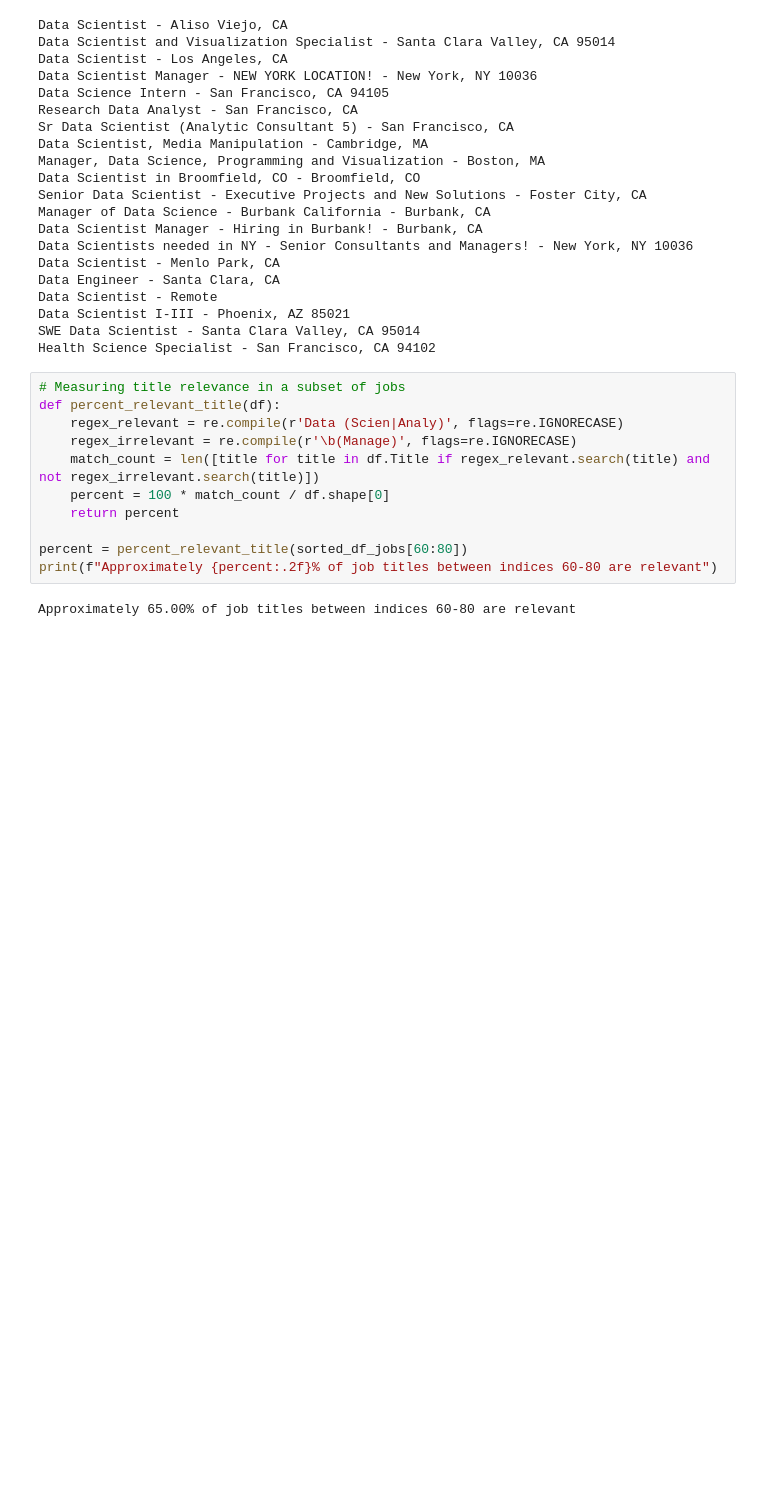
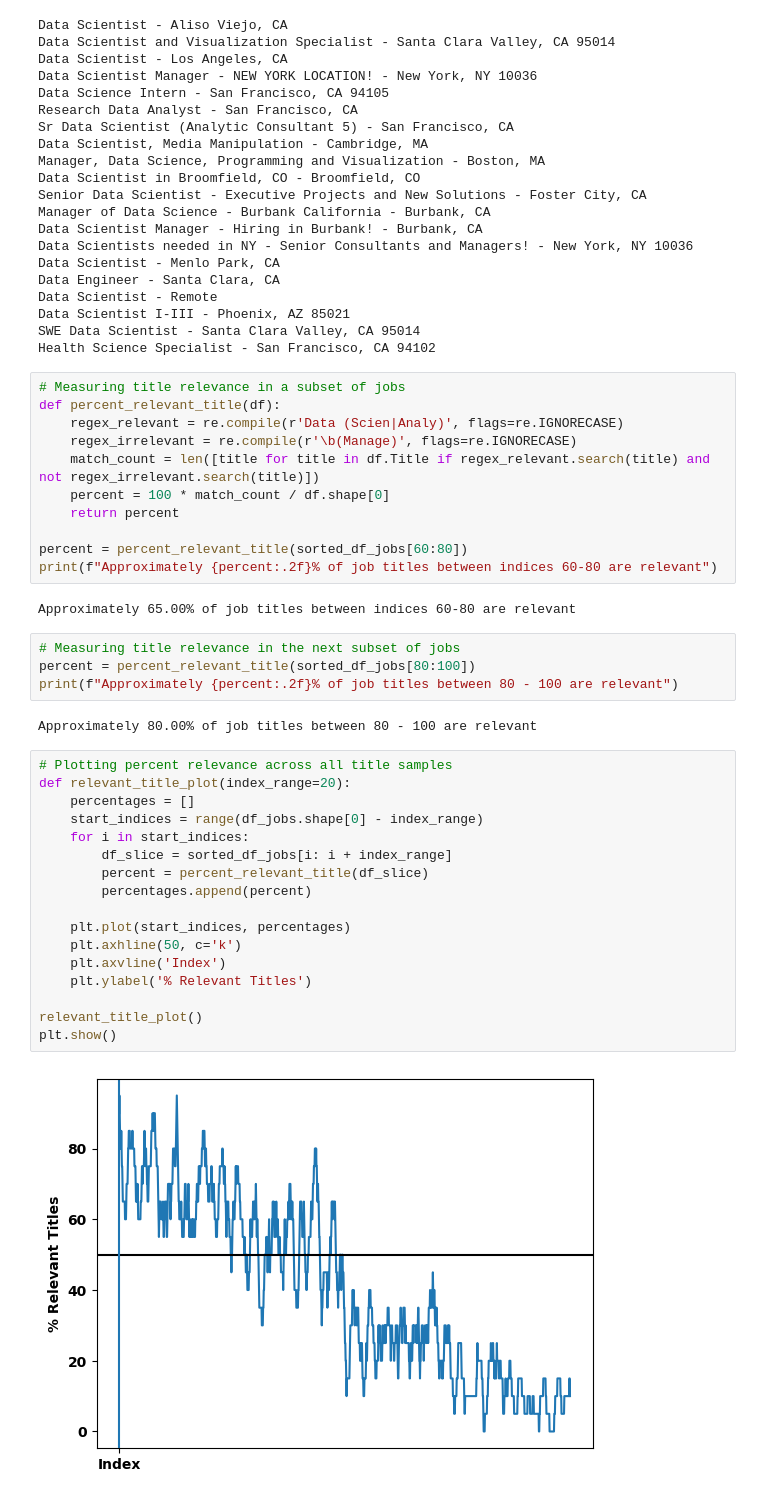
Before and after one commit to IanSinColorado/DataScienceBootcamp, a Jupyter notebook: Chapter17.CaseStudy4.ipynb, the cells around one changed output. Drawn from its saved outputs; the diff is of its cells as text; blank space fills up the shorter version.

```diff
--- a/Chapter17.CaseStudy4.ipynb
+++ b/Chapter17.CaseStudy4.ipynb
@@ -357,3 +360,28 @@ percent = percent_relevant_title(sorted_df_jobs[60:80])
 print(f"Approximately {percent:.2f}% of job titles between indices 60-80 are relevant")
 # %% [output]
 Approximately 65.00% of job titles between indices 60-80 are relevant
+# %%
+# Measuring title relevance in the next subset of jobs
+percent = percent_relevant_title(sorted_df_jobs[80:100])
+print(f"Approximately {percent:.2f}% of job titles between 80 - 100 are relevant")
+# %% [output]
+Approximately 80.00% of job titles between 80 - 100 are relevant
+# %%
+# Plotting percent relevance across all title samples
+def relevant_title_plot(index_range=20):
+    percentages = []
+    start_indices = range(df_jobs.shape[0] - index_range)
+    for i in start_indices:
+        df_slice = sorted_df_jobs[i: i + index_range]
+        percent = percent_relevant_title(df_slice)
+        percentages.append(percent)
+
+    plt.plot(start_indices, percentages)
+    plt.axhline(50, c='k')
+    plt.axvline('Index')
+    plt.ylabel('% Relevant Titles')
+
+relevant_title_plot()
+plt.show()
+# %% [output]
+[figure, added]
```
Also changed, not shown: parts of 10 cells of this notebook.
